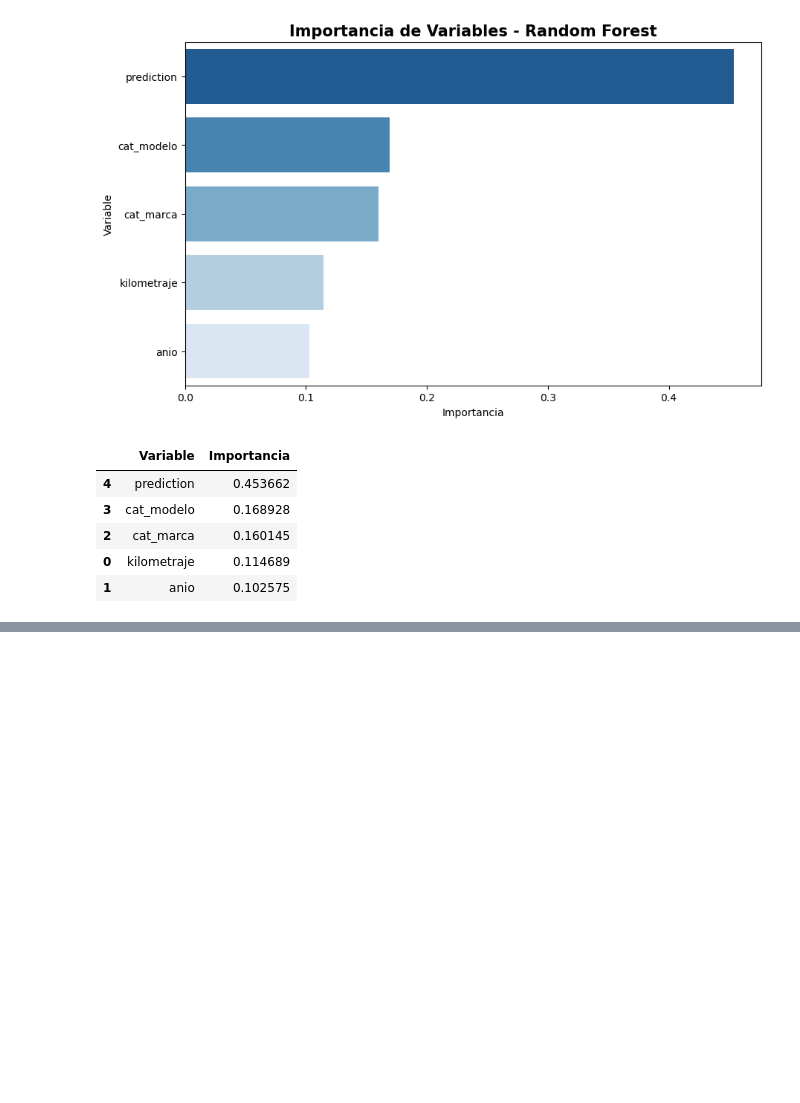
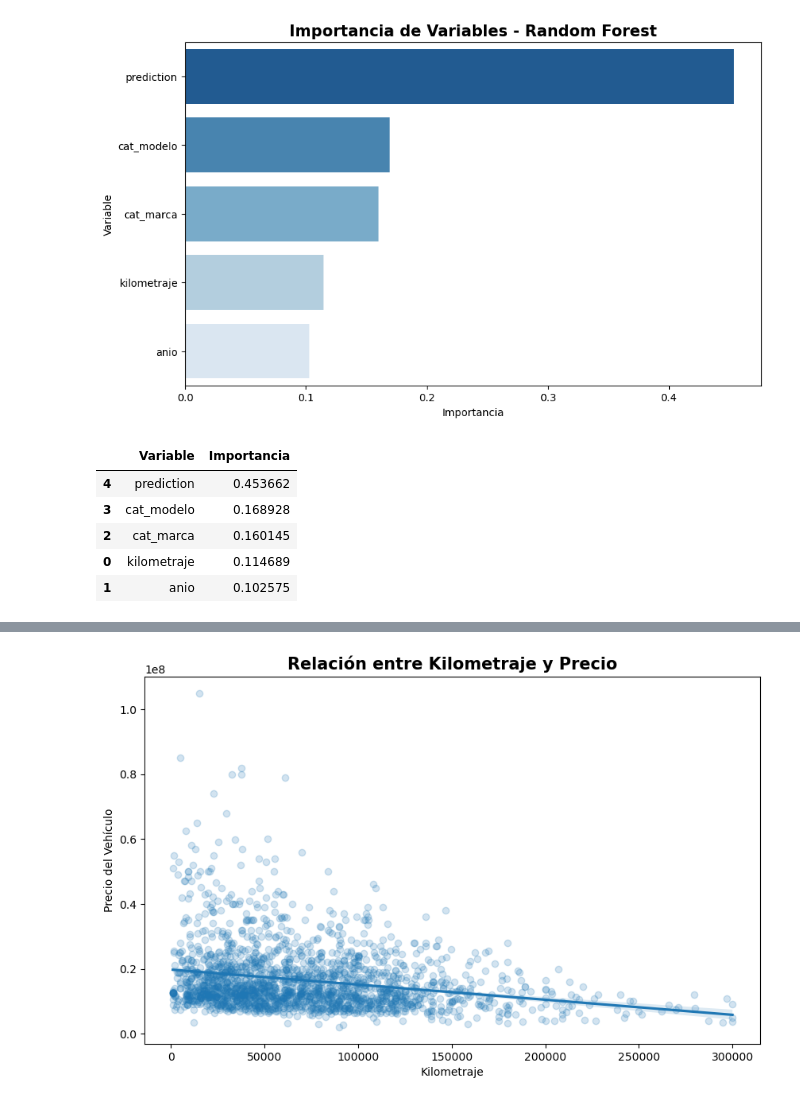
Before and after one commit to IICG-Coquimbo/practica-proyecto-autotec, a Jupyter notebook: autotec/supervisado_regresion_dani.ipynb, the cells around one changed output, grey strips where cells are left out. Drawn from its saved outputs; the diff is of its cells as text; code cells hidden in the pictures; blank space fills up the shorter version.

```diff
--- a/autotec/supervisado_regresion_dani.ipynb
+++ b/autotec/supervisado_regresion_dani.ipynb
@@ -510,0 +606,32 @@ NameError: name 'resultado' is not defined
+# %%
+# ============================================
+# DEPRECIACIÓN POR KILOMETRAJE
+# ============================================
+
+df_km = df.select(
+    "kilometraje",
+    "precio"
+).toPandas()
+
+plt.figure(figsize=(10,6))
+
+sns.regplot(
+    data=df_km,
+    x="kilometraje",
+    y="precio",
+    scatter_kws={"alpha":0.2}
+)
+
+plt.title(
+    "Relación entre Kilometraje y Precio",
+    fontsize=15,
+    fontweight="bold"
+)
+
+plt.xlabel("Kilometraje")
+
+plt.ylabel("Precio del Vehículo")
+
+plt.show()
+# %% [output]
+[figure, added]
```
Also changed, not shown: parts of 9 cells of this notebook.
